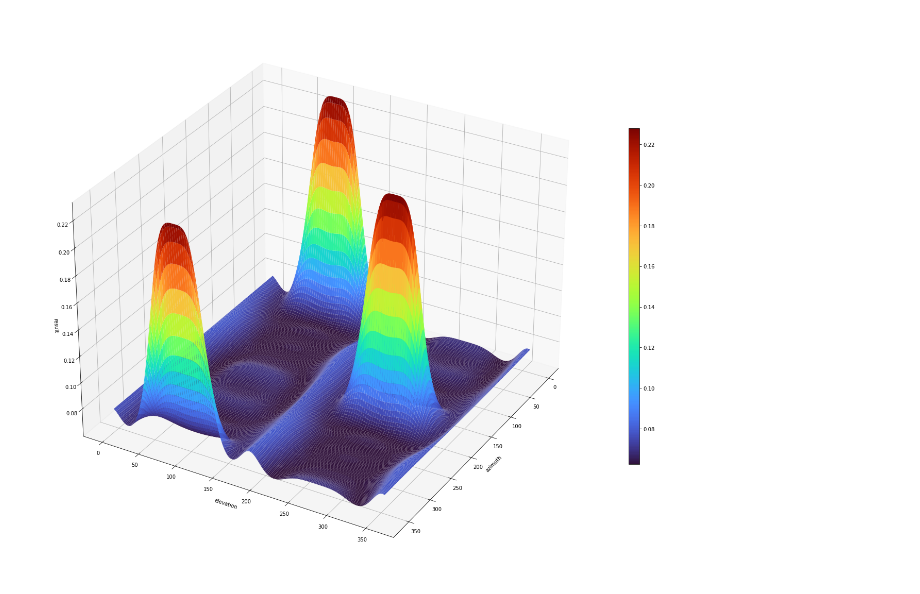
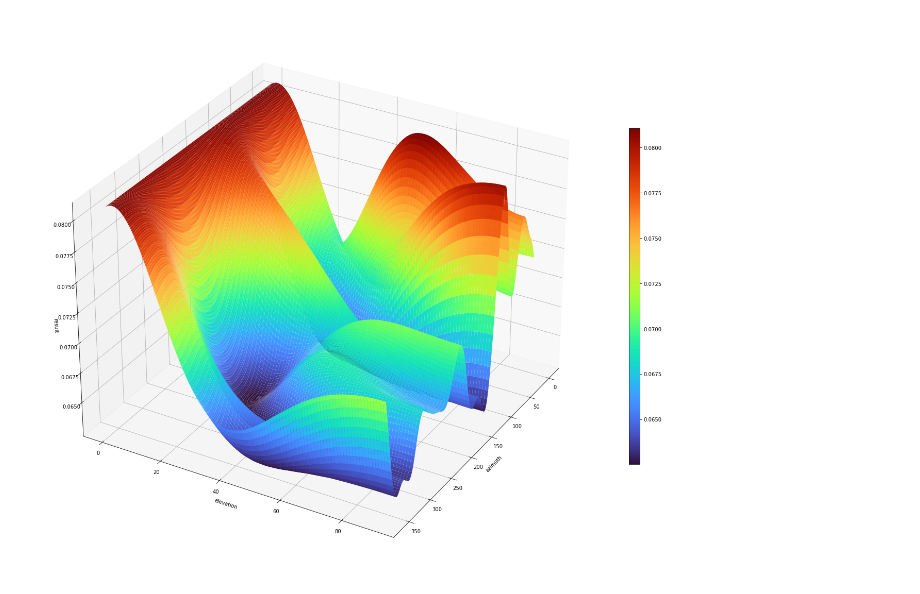
Before and after one commit to rp-alevato/TCC, a Jupyter notebook: src/research/music_spectrum_plot.ipynb, the cells around one changed output. Drawn from its saved outputs; the diff is of its cells as text; code cells hidden in the pictures.

```diff
--- a/src/research/music_spectrum_plot.ipynb
+++ b/src/research/music_spectrum_plot.ipynb
@@ -12,7 +12,7 @@ root_dir = str(Path.cwd().parent.parent)
 def plot_spectrum_3d(file_name, size=24, angle_up=30, angle_side=45):
     data = pd.read_csv(root_dir + "/data/music_spectrum/" + file_name, index_col=0, dtype=np.double)
     data.columns = pd.to_numeric(data.columns)
-    data = data.loc[:,:]
+    data = data.loc[:,:90]
     x = data.index.to_numpy()
     y = data.columns.to_numpy()
     z = data.values
@@ -53,12 +53,12 @@ def plot_spectrum_contour(file_name, size=15):
 # %%
 # plot_spectrum_contour("close_sample_0405.csv")
 # plot_spectrum_3d("close_sample_0830.csv", angle_up=30, angle_side=-140)
-plot_spectrum_3d("close_sample_9705.csv", angle_up=30, angle_side=30)
+plot_spectrum_3d("close_sample_2025.csv", angle_up=30, angle_side=30)
 # plot_spectrum_3d("close_sample_8940.csv", angle_up=30, angle_side=-140)
 # plot_spectrum("close_sample_0029.csv")
 # plot_spectrum("close_sample_0300.csv")
 # plot_spectrum("close_sample_0900.csv", angle_up=10, angle_side=0)
 # plot_spectrum("close_sample_1500.csv")
 # plot_spectrum("close_sample_2700.csv")
 # %% [output]
-[figure, old version]
+[figure, new version]
```
Also changed, not shown: 3 other files.
